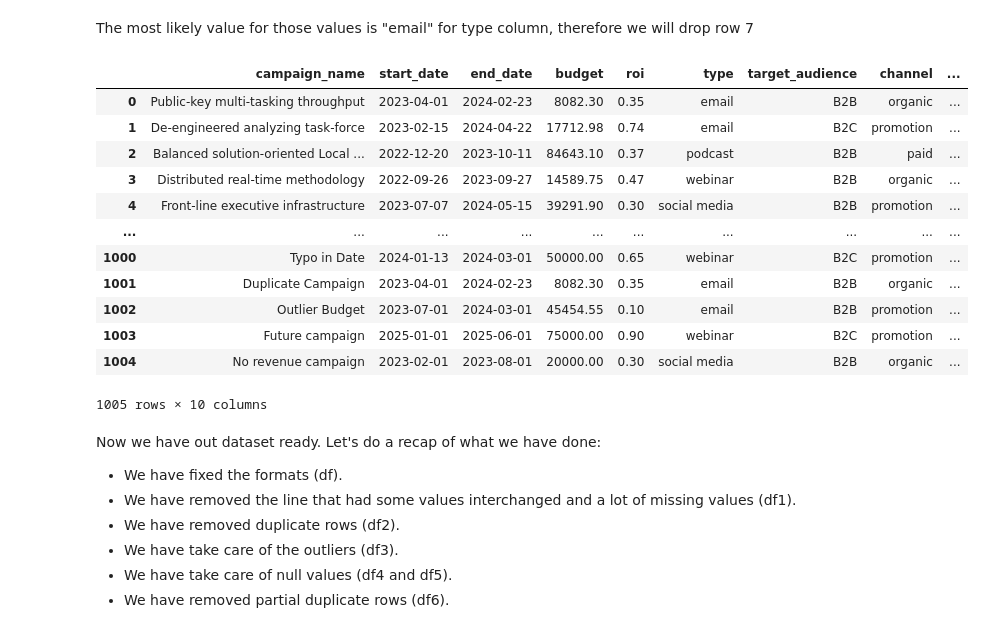
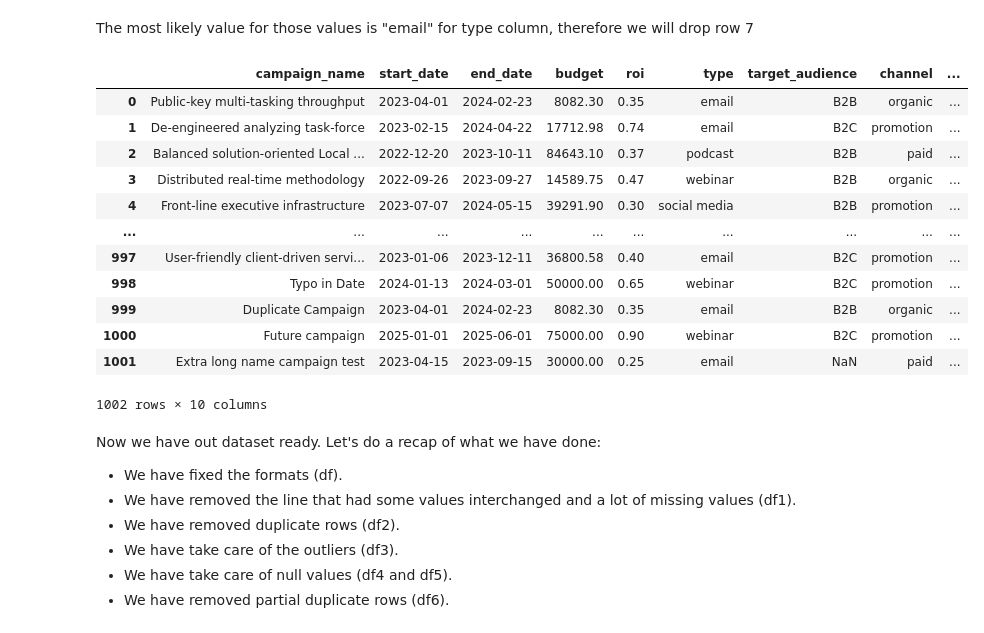
Before and after one commit to Ignacio538/Marketing-Campaings, a Jupyter notebook: Analysis.ipynb, the cells around one changed output. Cells and saved outputs as stored; diff of their text form; code cells hidden in the pictures.

```diff
--- a/Analysis.ipynb
+++ b/Analysis.ipynb
@@ -553,8 +581,7 @@ For row 1005, the max outlier in the budget column, we will calculate an approx
 # %%
 # Let's drop the above mentioned rows and replace the budget outlier.
-df3 = df2.drop([1006, 1007, 1008, 1014, 1015])
-df3.loc[1005, 'budget'] = df3.loc[1005, 'revenue'] / (1 + df3.loc[1005, 'roi'])
-df3.loc[889, 'revenue'] = df3.loc[889, 'budget'] * (1 + df3.loc[889, 'roi'])
+df2 = df2.drop(columns=['calculated_roi'])
+df3 = df2.drop([889, 1005, 1006, 1007, 1008, 1014, 1015])
 df3.reset_index(drop=True, inplace=True)
 df3
 # %% [output]
@@ -612,10 +641,7 @@ Having a look we can identify the next steps:
 # %%
 # Let's do all the changes mentioned above
 
-df4 = df3.drop([1009, 1010])
-df4.loc[1000, 'budget'] = df4.loc[1000,'revenue'] / (1 + df4.loc[1000, 'roi'])
-df4.loc[1002, 'budget'] = df4.loc[1002,'revenue'] / (1 + df4.loc[1002, 'roi'])
-df4.loc[1008, 'revenue'] = df4.loc[1008,'budget'] * (1 + df4.loc[1008, 'roi'])
+df4 = df3.drop([999, 1001, 1006, 1007, 1008])
 df4.reset_index(drop=True, inplace=True)
 df4
 # %% [output]
@@ -657,4 +688,4 @@ Now we have an answer: email type is the mos likely value row 1001.
 # %%
 # Let's make the chage
-df4.loc[1001, 'type'] = most_likely_type
+df4.loc[999, 'type'] = most_likely_type
 # %% [markdown]
@@ -694,3 +692,0 @@ similar_rows_cr
-# %%
-# Let's use the mean value to fill the missing value
-df4.loc[1002, 'conversion_rate'] = estimated_conversion_rate_mean.round(2)
@@ -871,23 +833,23 @@ most_likely_type2
 # %% [markdown]
 The most likely value for those values is "email" for type column, therefore we will drop row 7
 # %%
-df6 = df5.drop([7, 985, 1000])
-df6.reset_index(drop=True, inplace=True)
-df6
+df5 = df4.drop([7, 984])
+df5.reset_index(drop=True, inplace=True)
+df5
 # %% [output]
 |  | campaign_name | start_date | end_date | budget | roi | type | target_audience | channel | ... |
 | 0 | Public-key multi-tasking throughput | 2023-04-01 | 2024-02-23 | 8082.30 | 0.35 | email | B2B | organic | ... |
 | 1 | De-engineered analyzing task-force | 2023-02-15 | 2024-04-22 | 17712.98 | 0.74 | email | B2C | promotion | ... |
 | 2 | Balanced solution-oriented Local ... | 2022-12-20 | 2023-10-11 | 84643.10 | 0.37 | podcast | B2B | paid | ... |
 | 3 | Distributed real-time methodology | 2022-09-26 | 2023-09-27 | 14589.75 | 0.47 | webinar | B2B | organic | ... |
 | 4 | Front-line executive infrastructure | 2023-07-07 | 2024-05-15 | 39291.90 | 0.30 | social media | B2B | promotion | ... |
 | ... | ... | ... | ... | ... | ... | ... | ... | ... | ... |
-| 1000 | Typo in Date | 2024-01-13 | 2024-03-01 | 50000.00 | 0.65 | webinar | B2C | promotion | ... |
-| 1001 | Duplicate Campaign | 2023-04-01 | 2024-02-23 | 8082.30 | 0.35 | email | B2B | organic | ... |
-| 1002 | Outlier Budget | 2023-07-01 | 2024-03-01 | 45454.55 | 0.10 | email | B2B | promotion | ... |
-| 1003 | Future campaign | 2025-01-01 | 2025-06-01 | 75000.00 | 0.90 | webinar | B2C | promotion | ... |
-| 1004 | No revenue campaign | 2023-02-01 | 2023-08-01 | 20000.00 | 0.30 | social media | B2B | organic | ... |
+| 997 | User-friendly client-driven servi... | 2023-01-06 | 2023-12-11 | 36800.58 | 0.40 | email | B2C | promotion | ... |
+| 998 | Typo in Date | 2024-01-13 | 2024-03-01 | 50000.00 | 0.65 | webinar | B2C | promotion | ... |
+| 999 | Duplicate Campaign | 2023-04-01 | 2024-02-23 | 8082.30 | 0.35 | email | B2B | organic | ... |
+| 1000 | Future campaign | 2025-01-01 | 2025-06-01 | 75000.00 | 0.90 | webinar | B2C | promotion | ... |
+| 1001 | Extra long name campaign test | 2023-04-15 | 2023-09-15 | 30000.00 | 0.25 | email | NaN | paid | ... |
-1005 rows × 10 columns
+1002 rows × 10 columns
 # %% [markdown]
 Now we have out dataset ready. Let's do a recap of what we have done:
 - We have fixed the formats (df).
```
Also changed, not shown: parts of 44 cells of this notebook.
